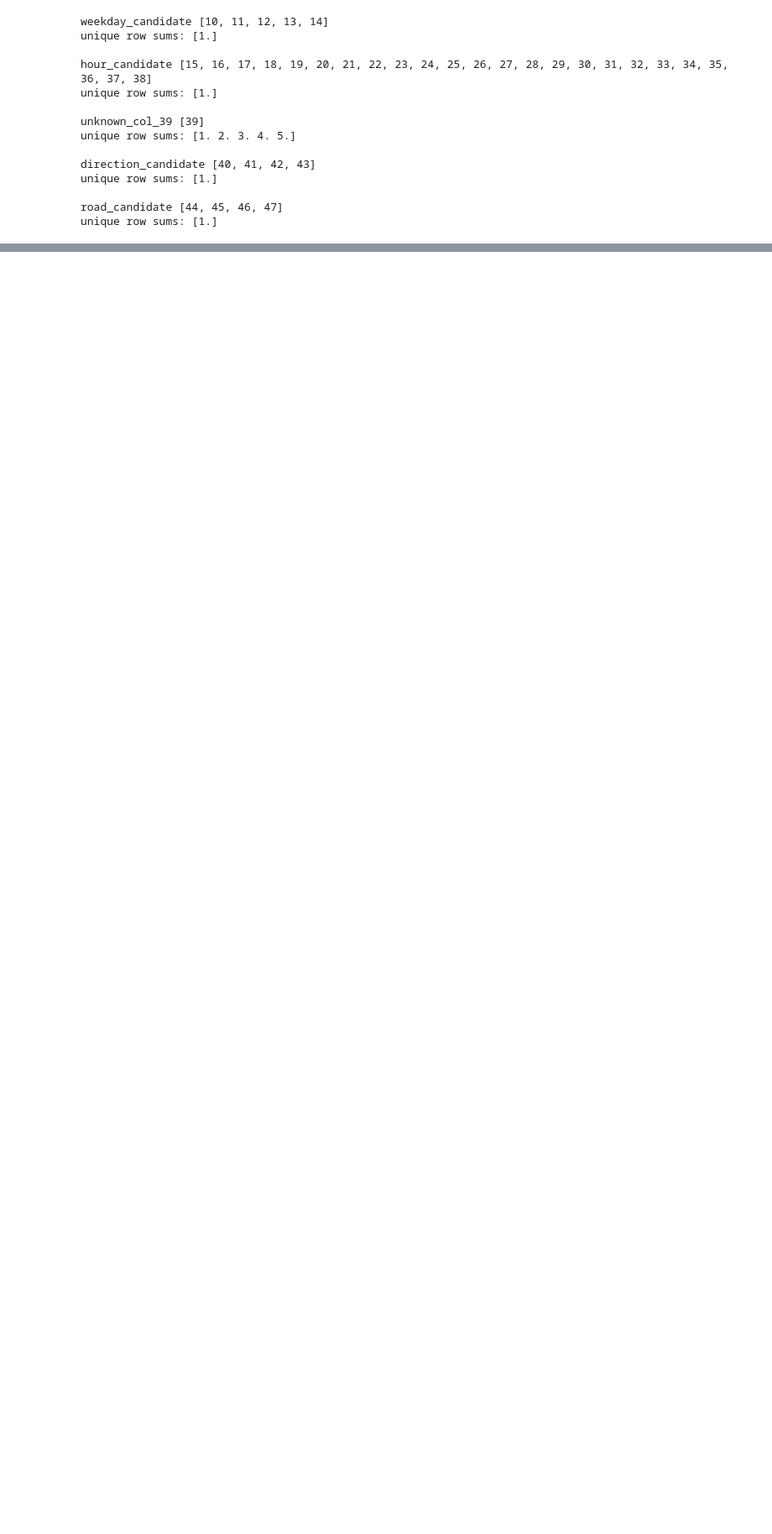
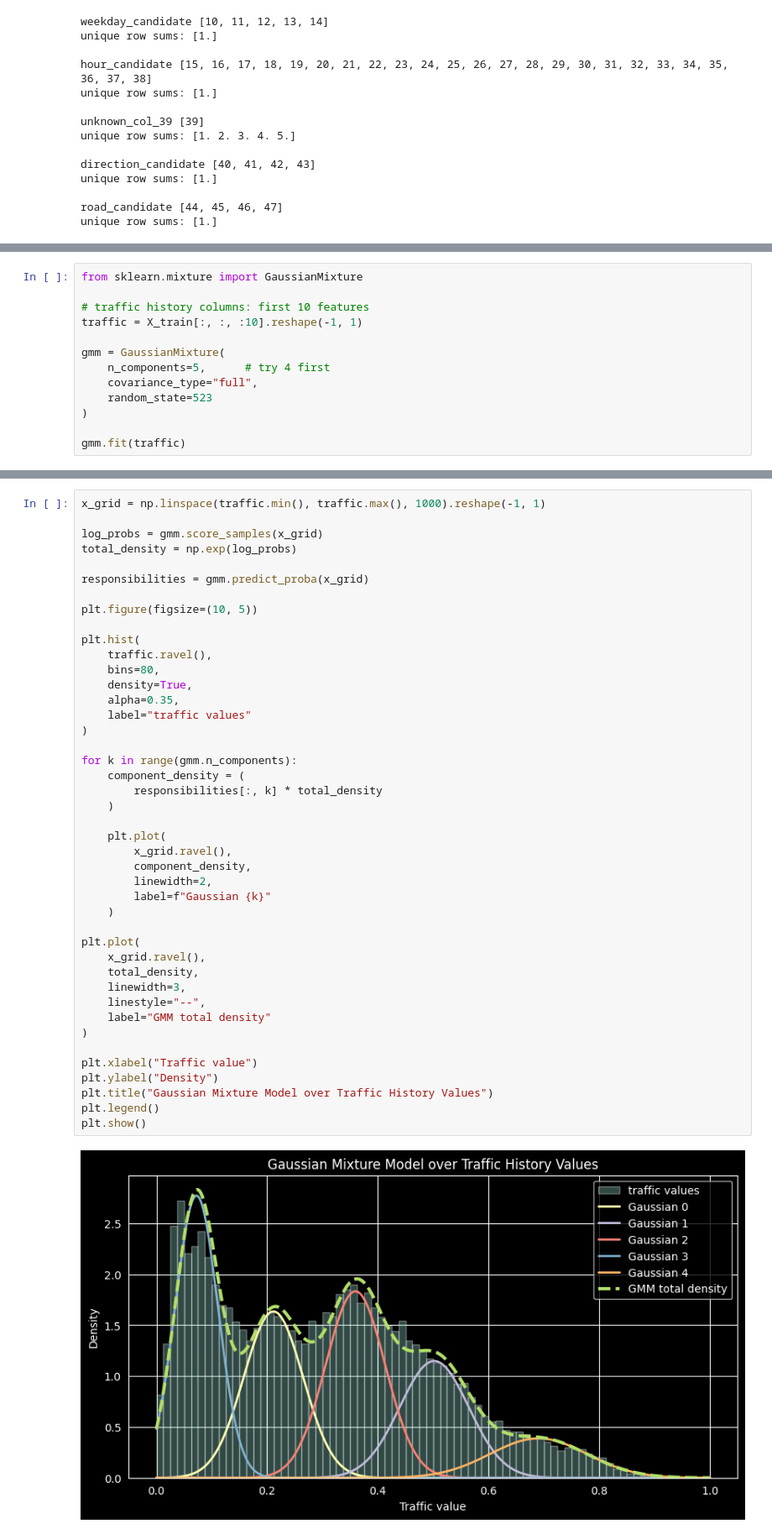
Before and after one commit to robin-szy/machine-learning-course-projects, a Jupyter notebook: Traffic_Forecast/Data_Exploration.ipynb, the cells around one changed output, grey strips where cells are left out. Shown at 84% size. Cells and saved outputs as stored; diff of their text form; blank space fills up the shorter version.

```diff
--- a/Traffic_Forecast/Data_Exploration.ipynb
+++ b/Traffic_Forecast/Data_Exploration.ipynb
@@ -173,0 +269,13 @@ nx.draw(G)
+# %%
+from sklearn.mixture import GaussianMixture
+
+# traffic history columns: first 10 features
+traffic = X_train[:, :, :10].reshape(-1, 1)
+
+gmm = GaussianMixture(
+    n_components=5,      # try 4 first
+    covariance_type="full",
+    random_state=523
+)
+
+gmm.fit(traffic)
@@ -173,0 +284,45 @@ nx.draw(G)
+# %%
+x_grid = np.linspace(traffic.min(), traffic.max(), 1000).reshape(-1, 1)
+
+log_probs = gmm.score_samples(x_grid)
+total_density = np.exp(log_probs)
+
+responsibilities = gmm.predict_proba(x_grid)
+
+plt.figure(figsize=(10, 5))
+
+plt.hist(
+    traffic.ravel(),
+    bins=80,
+    density=True,
+    alpha=0.35,
+    label="traffic values"
+)
+
+for k in range(gmm.n_components):
+    component_density = (
+        responsibilities[:, k] * total_density
+    )
+
+    plt.plot(
+        x_grid.ravel(),
+        component_density,
+        linewidth=2,
+        label=f"Gaussian {k}"
+    )
+
+plt.plot(
+    x_grid.ravel(),
+    total_density,
+    linewidth=3,
+    linestyle="--",
+    label="GMM total density"
+)
+
+plt.xlabel("Traffic value")
+plt.ylabel("Density")
+plt.title("Gaussian Mixture Model over Traffic History Values")
+plt.legend()
+plt.show()
+# %% [output]
+[figure, added]
```
Also changed, not shown: parts of 13 cells of this notebook, 1 other file.
